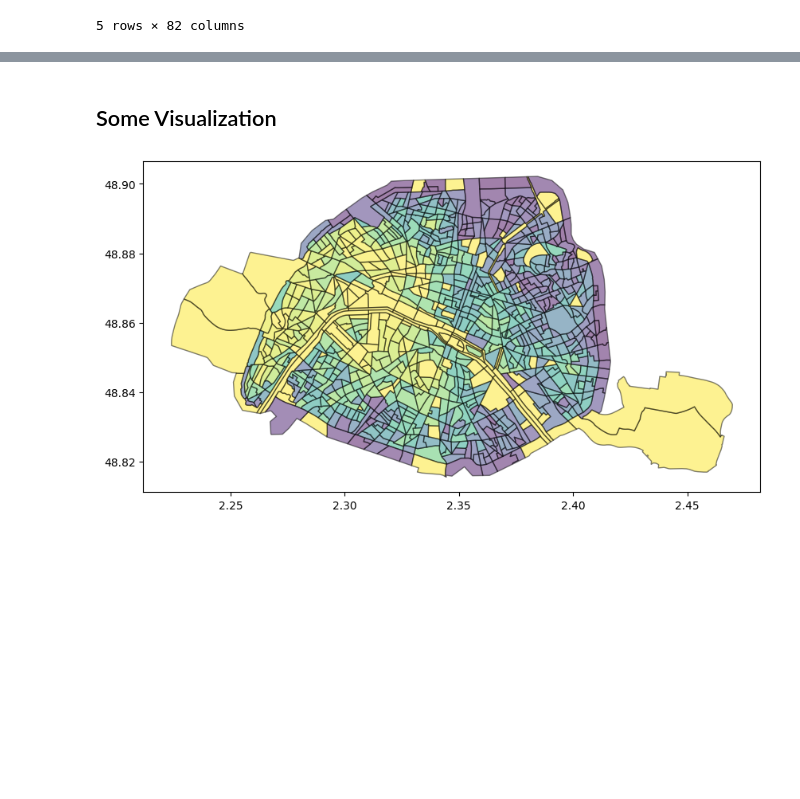
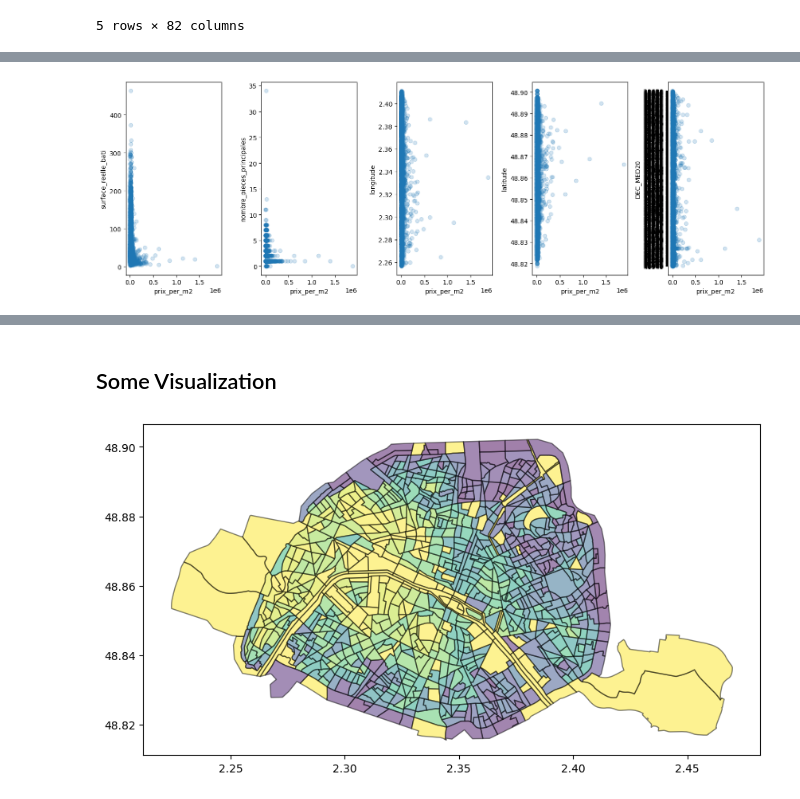
Before and after one commit to arshiataheri/IRIS-Paris-Geographical-Data-ML, a Jupyter notebook: IRIS_Paris_Geographical_Data_ML.ipynb, the cells around one changed output, grey strips where cells are left out. Saved outputs shown, nothing was run; the diff lists cells and outputs as text; code cells hidden in the pictures; blank space fills up the shorter version.

```diff
--- a/IRIS_Paris_Geographical_Data_ML.ipynb
+++ b/IRIS_Paris_Geographical_Data_ML.ipynb
@@ -134,0 +217,18 @@ revenuiris.head(5)
+# %%
+# Specify the columns to include in the correlation analysis
+columns_to_include = ['surface_reelle_bati', 'nombre_pieces_principales',
+                      'longitude', 'latitude', 'DEC_MED20']
+
+# Create subplots
+fig, axes = plt.subplots(nrows=1, ncols=len(columns_to_include), figsize=(15, 5))
+
+# Iterate over each column and create a plot
+for i, col in enumerate(columns_to_include):
+    # Plot scatter plot
+    axes[i].scatter(apartmentsrevenu['prix_per_m2'], apartmentsrevenu[col], alpha=0.2)
+    axes[i].set_ylabel(col)
+    axes[i].set_xlabel('prix_per_m2')
+
+plt.tight_layout()
+# %% [output]
+[figure, added]
```
Also changed, not shown: parts of 19 cells of this notebook.
